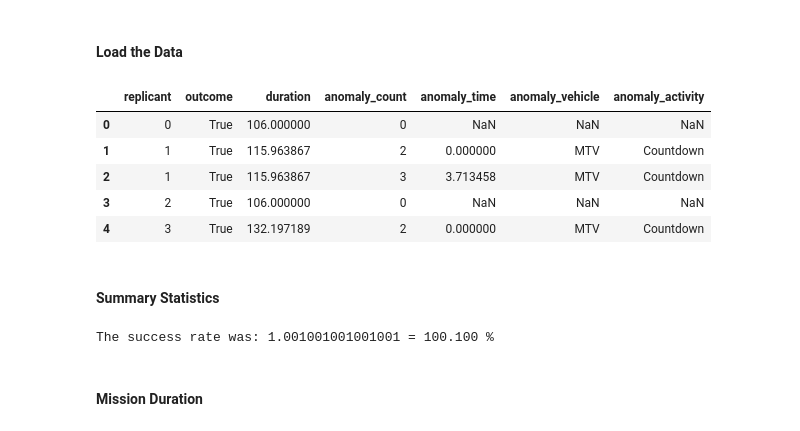
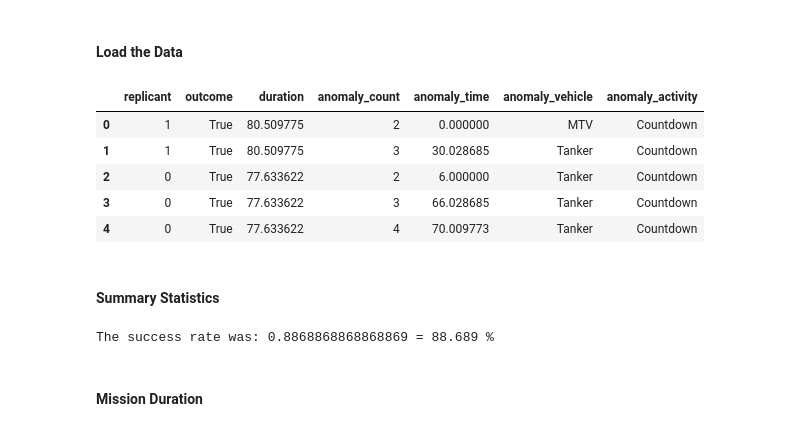
Before and after one commit to edhschen/space_mission_des, a Jupyter notebook: SpaceMissionDES/analysis/viz_monte_carlo.ipynb, the cells around one changed output. Saved outputs shown, nothing was run; the diff lists cells and outputs as text; code cells hidden in the pictures.

```diff
--- a/SpaceMissionDES/analysis/viz_monte_carlo.ipynb
+++ b/SpaceMissionDES/analysis/viz_monte_carlo.ipynb
@@ -10,17 +10,17 @@ PosixPath('/Users/ben/Developer/SpaceMissionDES/SpaceMissionDES/analysis')
 # %% [markdown]
 #### Load the Data
 # %%
-data_dir = Path.cwd().parent.parent / "results" / "Case04-r02"
+data_dir = Path.cwd().parent.parent / "results" / "Case04-r04_10Tx-4Tk"
 
 mc_results = pd.read_csv(data_dir / "mc.csv")
 mc_results.head()
 # %% [output]
 |  | replicant | outcome | duration | anomaly_count | anomaly_time | anomaly_vehicle | anomaly_activity |
-| 0 | 0 | True | 106.000000 | 0 | NaN | NaN | NaN |
-| 1 | 1 | True | 115.963867 | 2 | 0.000000 | MTV | Countdown |
-| 2 | 1 | True | 115.963867 | 3 | 3.713458 | MTV | Countdown |
-| 3 | 2 | True | 106.000000 | 0 | NaN | NaN | NaN |
-| 4 | 3 | True | 132.197189 | 2 | 0.000000 | MTV | Countdown |
+| 0 | 1 | True | 80.509775 | 2 | 0.000000 | MTV | Countdown |
+| 1 | 1 | True | 80.509775 | 3 | 30.028685 | Tanker | Countdown |
+| 2 | 0 | True | 77.633622 | 2 | 6.000000 | Tanker | Countdown |
+| 3 | 0 | True | 77.633622 | 3 | 66.028685 | Tanker | Countdown |
+| 4 | 0 | True | 77.633622 | 4 | 70.009773 | Tanker | Countdown |
 # %% [markdown]
 #### Summary Statistics
 # %%
@@ -28,7 +28,7 @@ N = mc_results.replicant.max()
 success_rate = sum(mc_results.groupby("replicant").first().outcome) / N
 print(f"The success rate was: {success_rate} = {100*success_rate:.3f} %\n")
 # %% [output]
-The success rate was: 1.001001001001001 = 100.100 %
+The success rate was: 0.8868868868868869 = 88.689 %
 # %% [markdown]
 #### Mission Duration
 # %%
```
Also changed, not shown: parts of 9 cells of this notebook, 9 other files.
